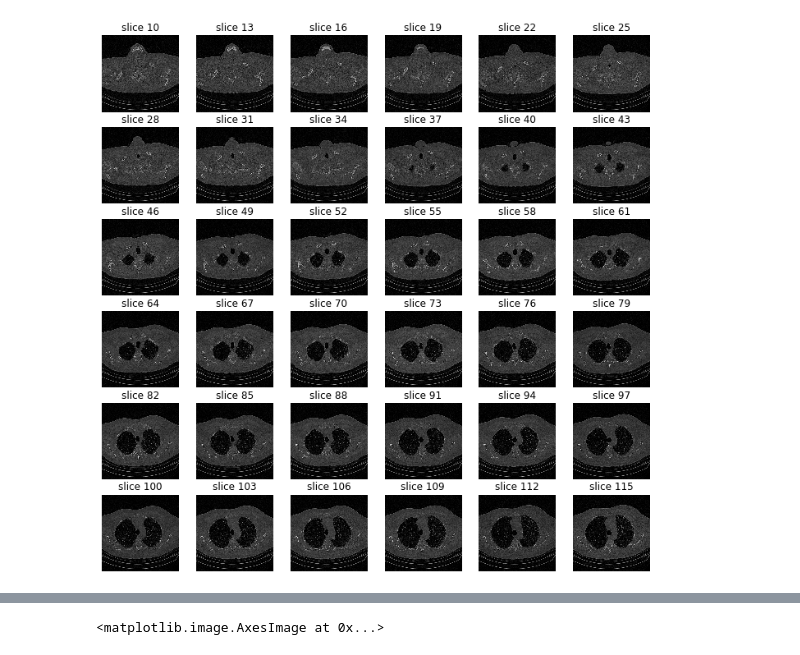
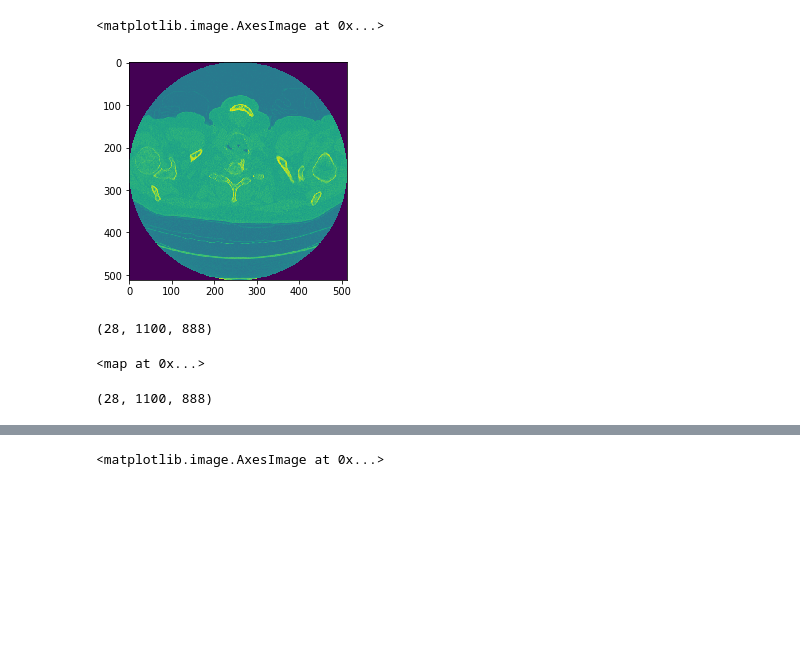
Before and after one commit to EdMDias/OSIC_kaggle_project, a Jupyter notebook: largest_slice_of_lung.ipynb, the cells around one changed output, grey strips where cells are left out. Cells and saved outputs as stored; diff of their text form; code cells hidden in the pictures; blank space fills up the shorter version.

```diff
--- a/largest_slice_of_lung.ipynb
+++ b/largest_slice_of_lung.ipynb
@@ -79,6 +92,23 @@ plt.show()
+# %%
+plt.imshow(crop_center(imgs[0]))
+# %% [output]
+<matplotlib.image.AxesImage at 0x...>
+[figure, added]
+# %%
+for i in range(imgs.shape[0]):
+# %% [output]
+(28, 1100, 888)
+# %%
+imgs_
+# %% [output]
+<map at 0x...>
+# %%
+imgs.shape
+# %% [output]
+(28, 1100, 888)
 # %%
 def sample_stack(stack, rows=6, cols=6, start_with=10, show_every=3):
-    fig,ax = plt.subplots(rows,cols,figsize=[12,12])
+    fig,ax = plt.subplots(rows,cols,figsize=[20,20])
     for i in range(rows*cols):
         ind = start_with + i*show_every
         ax[int(i/rows),int(i % rows)].set_title('slice %d' % ind)
@@ -86,9 +116,7 @@ def sample_stack(stack, rows=6, cols=6, start_with=10, show_every=3):
         ax[int(i/rows),int(i % rows)].axis('off')
     plt.show()
 
-sample_stack(imgs)
+#sample_stack(imgs)
-# %% [output]
-[figure, removed]
 # %%
 print("Slice Thickness: {}".format(test[0].SliceThickness))
 print("Pixel Spacing (row, col): ({},{})".format(test[0].PixelSpacing[0], test[0].PixelSpacing[1]))
```
Also changed, not shown: parts of 30 cells of this notebook, 1 other file.
